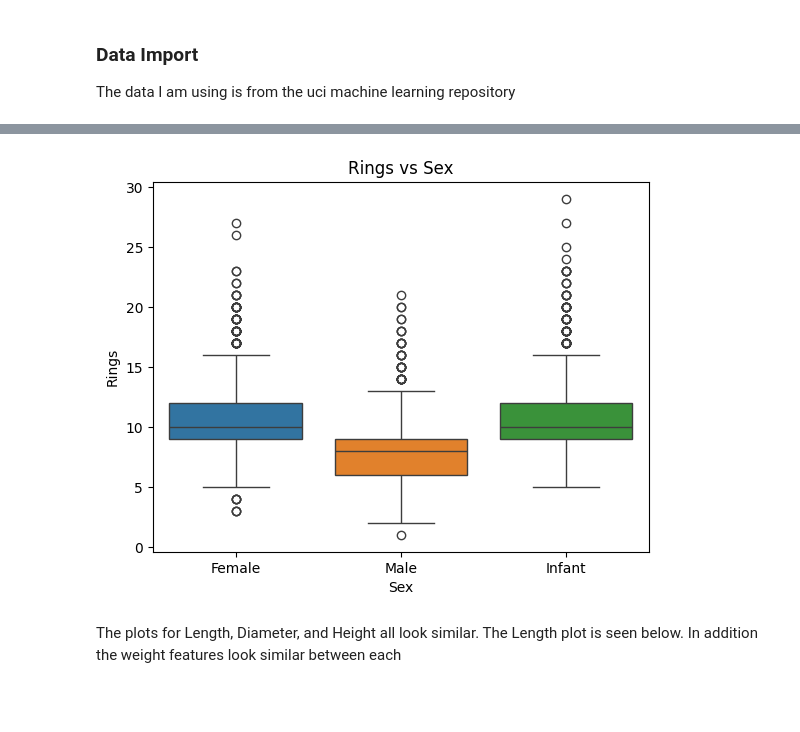
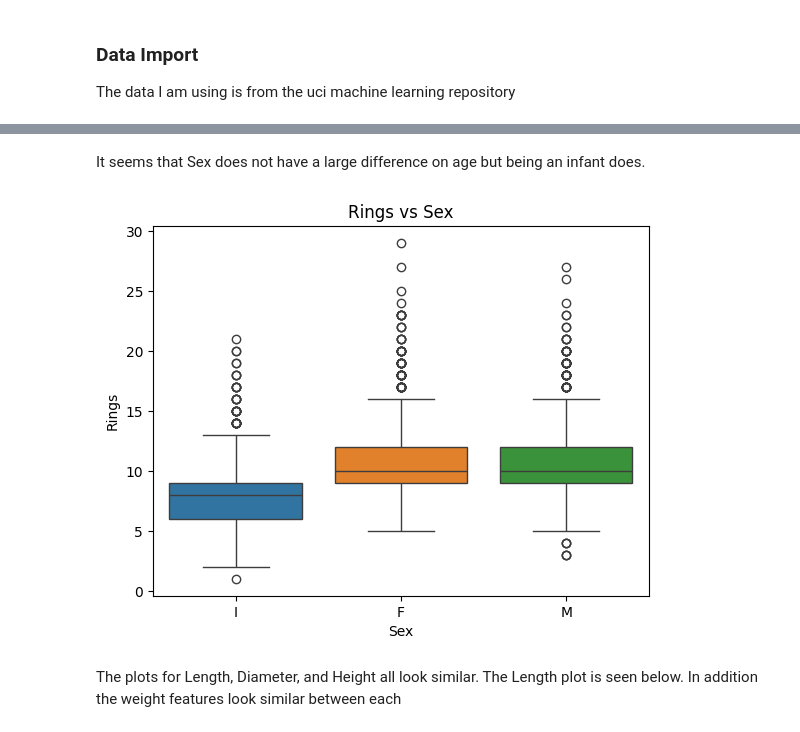
Before and after one commit to gclembo/abalone-age-regression, a Jupyter notebook: abalone_age.ipynb, the cells around one changed output, grey strips where cells are left out. Saved outputs shown, nothing was run; the diff lists cells and outputs as text; code cells hidden in the pictures; blank space fills up the shorter version.

```diff
--- a/abalone_age.ipynb
+++ b/abalone_age.ipynb
@@ -41,3 +38,25 @@ train_full = pd.concat([X_train, y_train], axis=1)
+# %%
+# Remove a few wierd values
+def drop_invalid(X, y):
+    # remove shucked weight that are larger that total weight
+    invalid = X["Whole_weight"] < X["Shucked_weight"]
+
+    # remove shell weights that are larger than total weight
+    invalid = invalid | (X["Whole_weight"] < X["Shell_weight"])
+
+    # remove shell weights that are larger than total weight
+    invalid = invalid | (X["Length"] < X["Diameter"])
+
+    # remove height of 0
+    invalid = invalid | (X["Height"] == 0)
+    return X[~invalid], y[~invalid]
+
+X_drop, y_drop = drop_invalid(X, y)
+# %%
+# Train Test Split
+X_train, X_test, y_train, y_test = train_test_split(X_drop, y_drop, random_state=123)
+
+train_full = pd.concat([X_train, y_train], axis=1)
 # %% [markdown]
 ## Data Exploration
 
@@ -72,10 +109,12 @@ It seems that Sex does not have a large difference on age but being an infant do
+# %% [markdown]
+It seems that Sex does not have a large difference on age but being an infant does.
 # %%
 sns.boxplot(data=train_full, x="Sex", y="Rings", hue="Sex", legend=False)
 plt.title("Rings vs Sex")
-plt.xticks(ticks=[0, 1, 2], labels=["Female", "Male", "Infant"])
+plt.xticks(ticks=[0, 1, 2])
 plt.show()
 # %% [output]
-[figure, old version]
+[figure, new version]
 # %% [markdown]
 The plots for Length, Diameter, and Height all look similar. The Length plot is seen below. In addition the weight features look similar between each
 # %%
```
Also changed, not shown: parts of 25 cells of this notebook.
